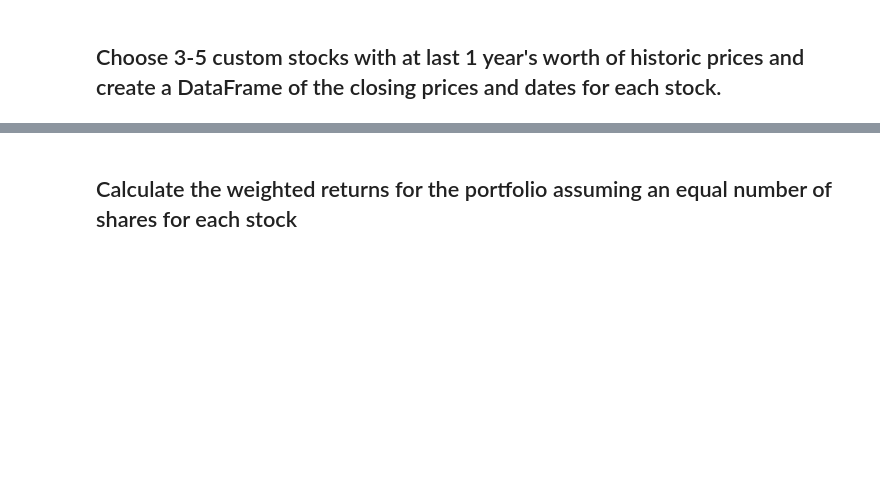
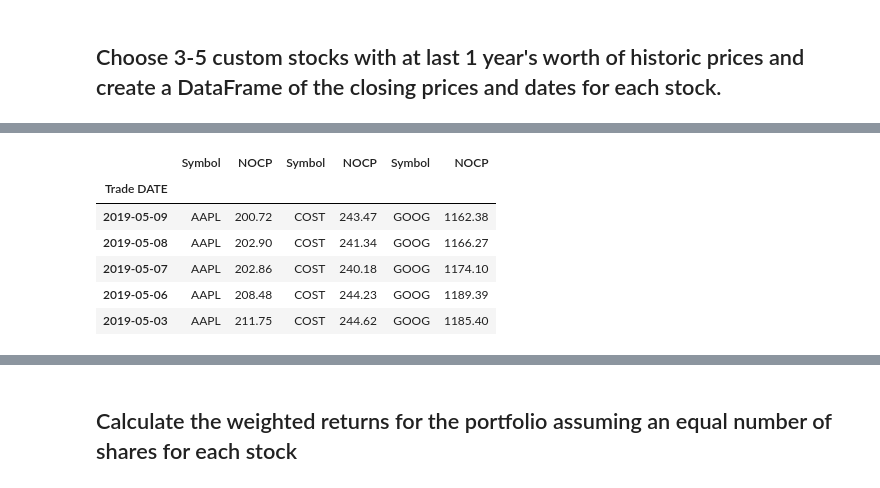
Before and after one commit to LeandroHugo/Analysis-Notebook-M4, a Jupyter notebook: whale_analysis.ipynb, the cells around one changed output, grey strips where cells are left out. Saved outputs shown, nothing was run; the diff lists cells and outputs as text; code cells hidden in the pictures; blank space fills up the shorter version.

```diff
--- a/whale_analysis.ipynb
+++ b/whale_analysis.ipynb
@@ -370,4 +460,14 @@ In this section, you will build your own portfolio of stocks, calculate the retu
 # %%
 # Reset Date index
+combined_stocks.index = combined_stocks.index.normalize()
+combined_stocks.head()
+# %% [output]
+|  | Symbol | NOCP | Symbol | NOCP | Symbol | NOCP |
+| Trade DATE |  |  |  |  |  |  |
+| 2019-05-09 | AAPL | 200.72 | COST | 243.47 | GOOG | 1162.38 |
+| 2019-05-08 | AAPL | 202.90 | COST | 241.34 | GOOG | 1166.27 |
+| 2019-05-07 | AAPL | 202.86 | COST | 240.18 | GOOG | 1174.10 |
+| 2019-05-06 | AAPL | 208.48 | COST | 244.23 | GOOG | 1189.39 |
+| 2019-05-03 | AAPL | 211.75 | COST | 244.62 | GOOG | 1185.40 |
 # %%
 # Reorganize portfolio data by having a column per symbol
```
Also changed, not shown: parts of 13 cells of this notebook, 1 other file.
